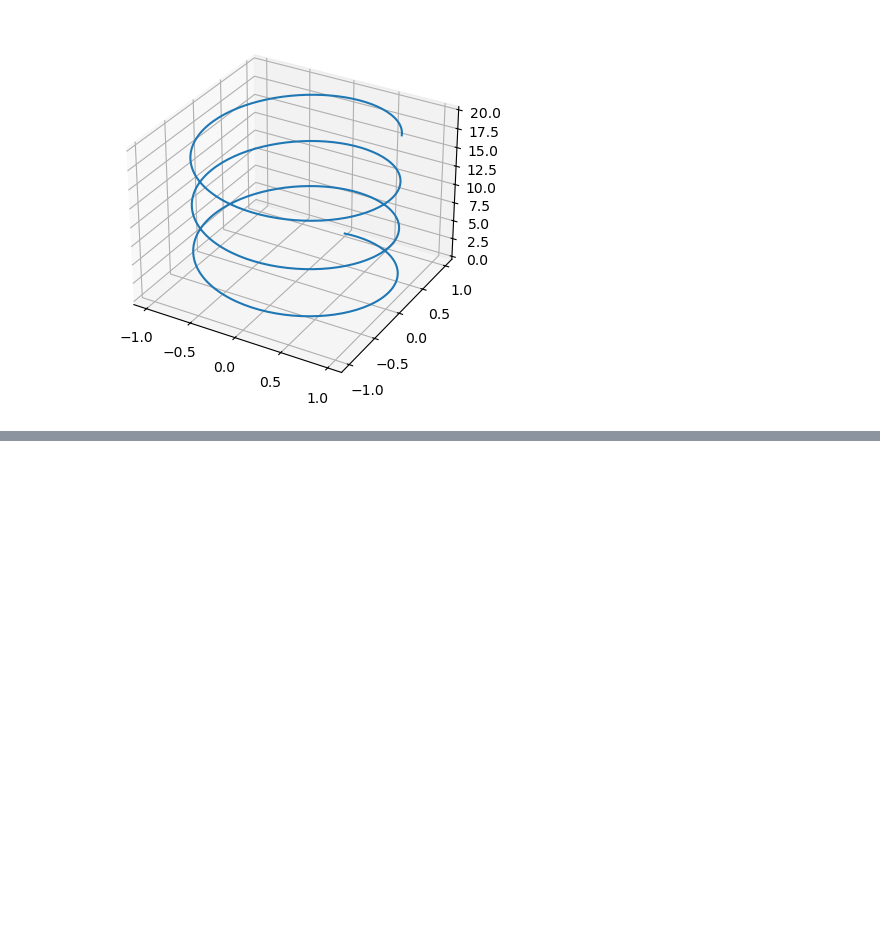
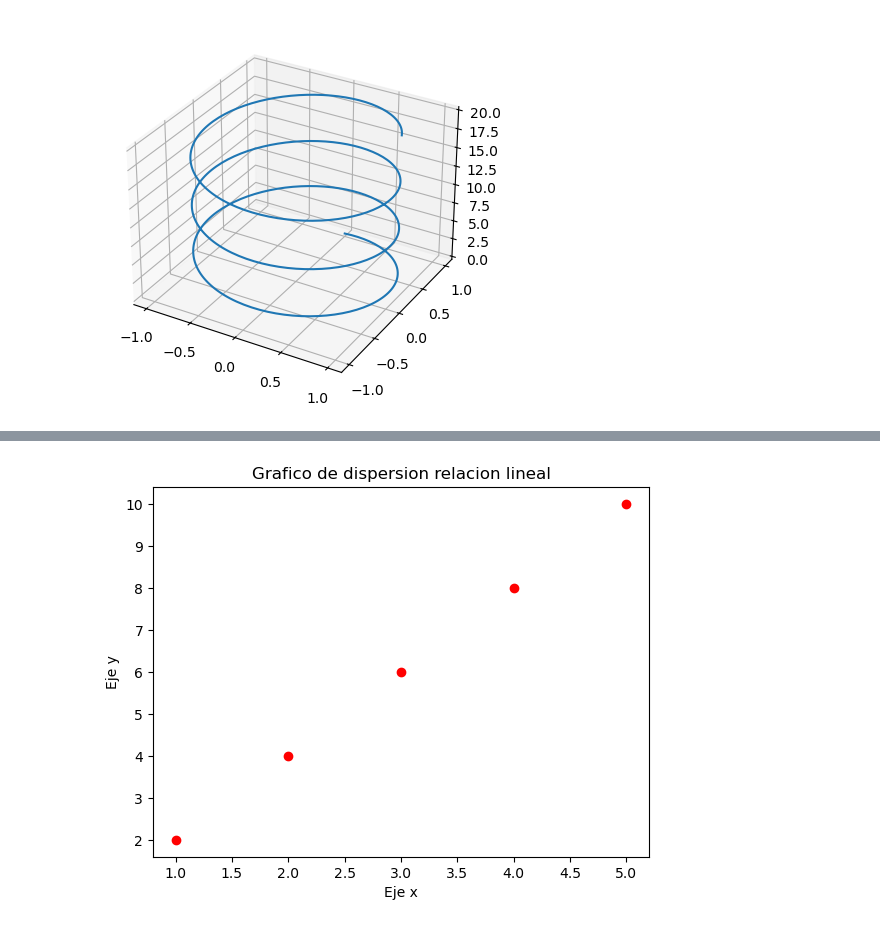
Before and after one commit to vizcardo1199/python-statitics, a Jupyter notebook: Python scripts/Part III/3.1 Matplotlib basic.ipynb, the cells around one changed output, grey strips where cells are left out. Saved outputs shown, nothing was run; the diff lists cells and outputs as text; code cells hidden in the pictures; blank space fills up the shorter version.

```diff
--- a/Python scripts/Part III/3.1 Matplotlib basic.ipynb
+++ b/Python scripts/Part III/3.1 Matplotlib basic.ipynb
@@ -310,0 +322,13 @@ plt.show
+# %%
+import numpy as np
+import matplotlib.pyplot as plt # libreria de graficos
+x1=[1,2,3,4,5]
+y1=[2,4,6,8,10]
+
+plt.scatter(x1,y1,color='red')
+plt.title('Grafico de dispersion relacion lineal')
+plt.xlabel('Eje x')
+plt.ylabel('Eje y')
+plt.show()
+# %% [output]
+[figure, added]
```
Also changed, not shown: parts of 5 cells of this notebook, 1 other file.
